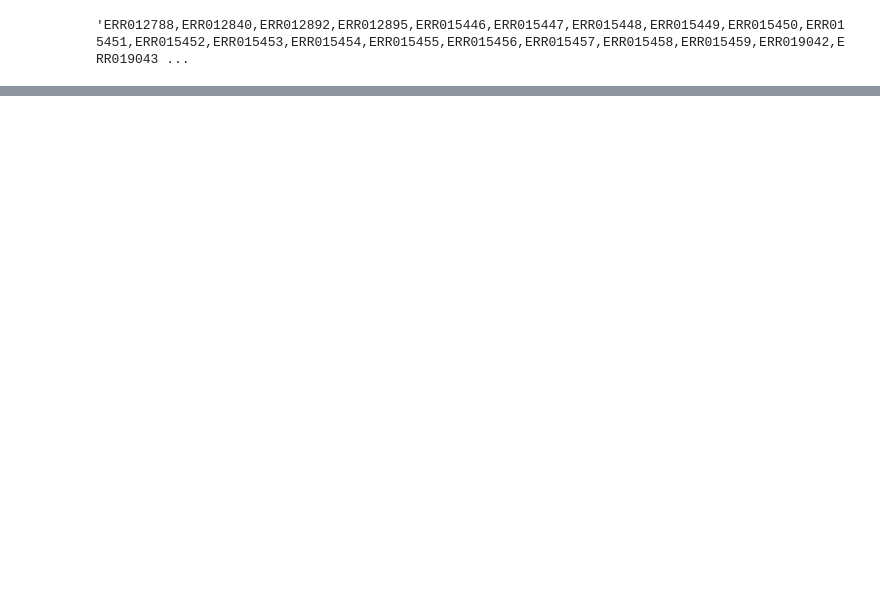
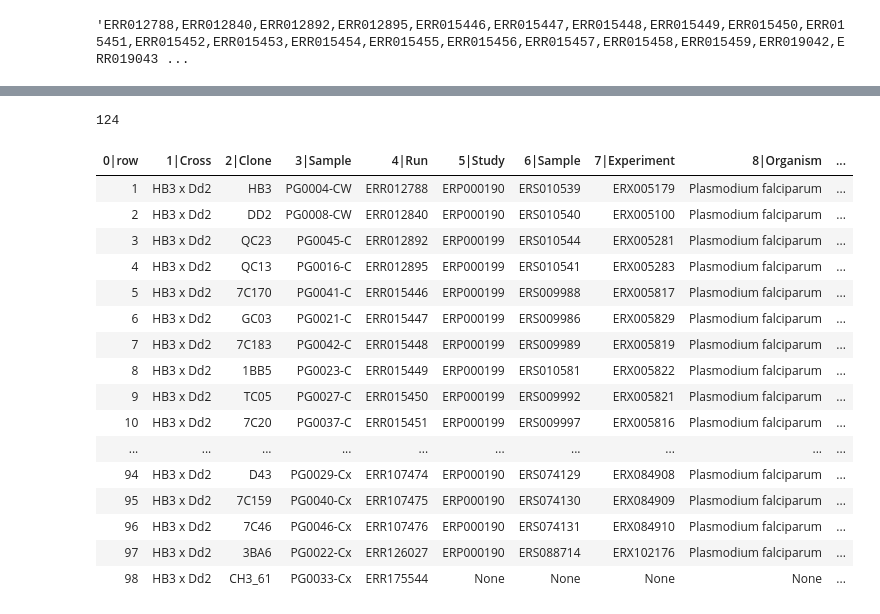
Before and after one commit to wtchg-kwiatkowski/pfx-paper-2015, a Jupyter notebook: supplementary/notebooks/tabulate_samples.ipynb, the cells around one changed output, grey strips where cells are left out. Cells and saved outputs as stored; diff of their text form; code cells hidden in the pictures; blank space fills up the shorter version.

```diff
--- a/supplementary/notebooks/tabulate_samples.ipynb
+++ b/supplementary/notebooks/tabulate_samples.ipynb
@@ -37,3 +37,9 @@ runs = ','.join(tbl_samples.sort('Run').values('Run').list())
 runs
 # %% [output]
 'ERR012788,ERR012840,ERR012892,ERR012895,ERR015446,ERR015447,ERR015448,ERR015449,ERR015450,ERR015451,ERR015452,ERR015453,ERR015454,ERR015455,ERR015456,ERR015457,ERR015458,ERR015459,ERR019042,ERR019043 ...
+# %%
+tbl_ena = (
+    etl
+    .fromtsv('/data/plasmodium/pfalciparum/pf-crosses/data/public/20141022/ena_metadata.txt')
+)
+tbl_ena
@@ -39,0 +56,7 @@ runs
+# %%
+tbl_ena_samples = (
+    tbl_ena
+    .cut(0, 1, 2, 3, 4, 5, 6, 7, 8, 9, 10, 11, 12)
+    .distinct()
+)
+tbl_ena_samples
@@ -39,0 +71,30 @@ runs
+# %%
+tbl_ena_samples.nrows()
+# %% [output]
+124
+# %%
+tbl_combined_samples = (
+    tbl_samples
+    .cut('Cross', 'Clone', 'Sample', 'Run')
+    .leftjoin(tbl_ena_samples, key='Run')
+)
+tbl_combined_samples.addrownumbers().displayall()
+tbl_combined_samples.totsv('/data/plasmodium/pfalciparum/pf-crosses/data/public/20141022/ena_samples.txt')
+# %% [output]
+| 0|row | 1|Cross | 2|Clone | 3|Sample | 4|Run | 5|Study | 6|Sample | 7|Experiment | 8|Organism | ... |
+| 1 | HB3 x Dd2 | HB3 | PG0004-CW | ERR012788 | ERP000190 | ERS010539 | ERX005179 | Plasmodium falciparum | ... |
+| 2 | HB3 x Dd2 | DD2 | PG0008-CW | ERR012840 | ERP000190 | ERS010540 | ERX005100 | Plasmodium falciparum | ... |
+| 3 | HB3 x Dd2 | QC23 | PG0045-C | ERR012892 | ERP000199 | ERS010544 | ERX005281 | Plasmodium falciparum | ... |
+| 4 | HB3 x Dd2 | QC13 | PG0016-C | ERR012895 | ERP000199 | ERS010541 | ERX005283 | Plasmodium falciparum | ... |
+| 5 | HB3 x Dd2 | 7C170 | PG0041-C | ERR015446 | ERP000199 | ERS009988 | ERX005817 | Plasmodium falciparum | ... |
+| 6 | HB3 x Dd2 | GC03 | PG0021-C | ERR015447 | ERP000199 | ERS009986 | ERX005829 | Plasmodium falciparum | ... |
+| 7 | HB3 x Dd2 | 7C183 | PG0042-C | ERR015448 | ERP000199 | ERS009989 | ERX005819 | Plasmodium falciparum | ... |
+| 8 | HB3 x Dd2 | 1BB5 | PG0023-C | ERR015449 | ERP000199 | ERS010581 | ERX005822 | Plasmodium falciparum | ... |
+| 9 | HB3 x Dd2 | TC05 | PG0027-C | ERR015450 | ERP000199 | ERS009992 | ERX005821 | Plasmodium falciparum | ... |
+| 10 | HB3 x Dd2 | 7C20 | PG0037-C | ERR015451 | ERP000199 | ERS009997 | ERX005816 | Plasmodium falciparum | ... |
+| ... | ... | ... | ... | ... | ... | ... | ... | ... | ... |
+| 94 | HB3 x Dd2 | D43 | PG0029-Cx | ERR107474 | ERP000190 | ERS074129 | ERX084908 | Plasmodium falciparum | ... |
+| 95 | HB3 x Dd2 | 7C159 | PG0040-Cx | ERR107475 | ERP000190 | ERS074130 | ERX084909 | Plasmodium falciparum | ... |
+| 96 | HB3 x Dd2 | 7C46 | PG0046-Cx | ERR107476 | ERP000190 | ERS074131 | ERX084910 | Plasmodium falciparum | ... |
+| 97 | HB3 x Dd2 | 3BA6 | PG0022-Cx | ERR126027 | ERP000190 | ERS088714 | ERX102176 | Plasmodium falciparum | ... |
+| 98 | HB3 x Dd2 | CH3_61 | PG0033-Cx | ERR175544 | None | None | None | None | ... |
```
Also changed, not shown: parts of 6 cells of this notebook, 1 other file.
